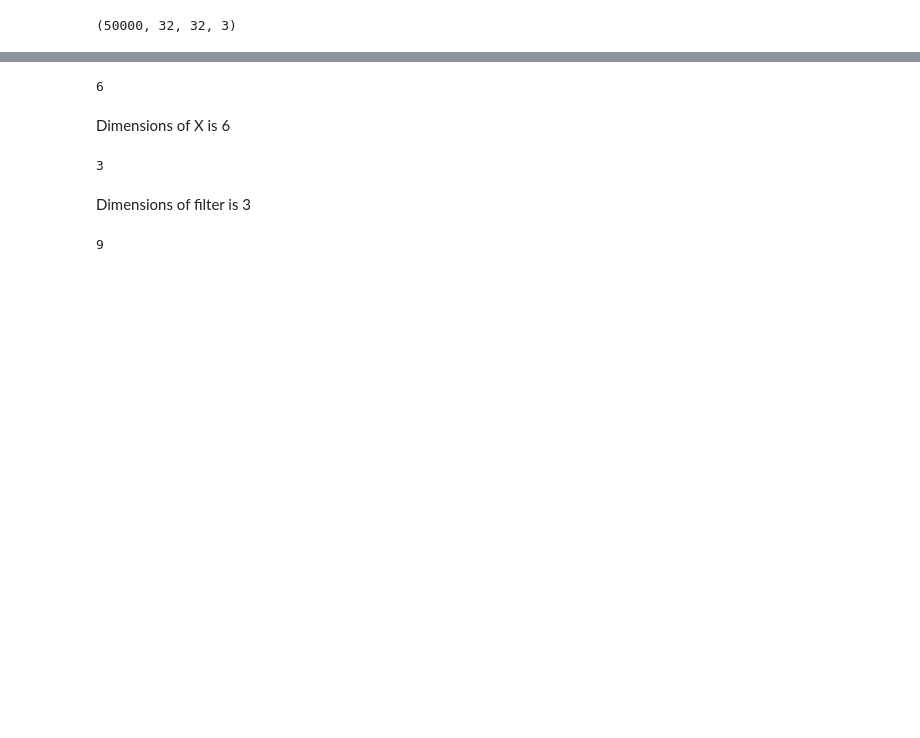
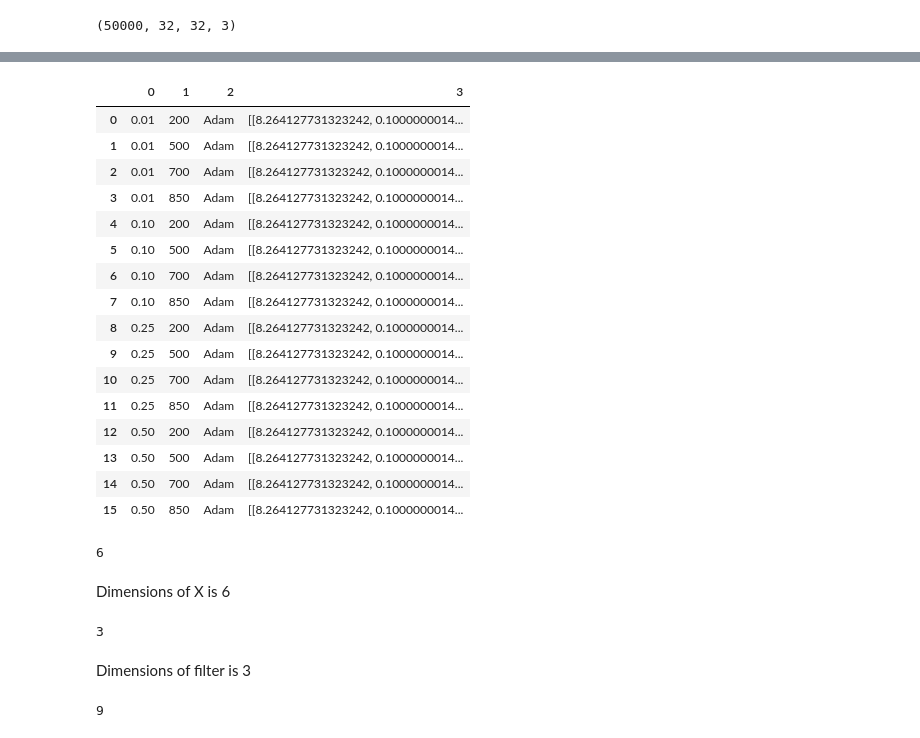
Before and after one commit to dTony33/Machine-Learning, a Jupyter notebook: Assignment3.ipynb, the cells around one changed output, grey strips where cells are left out. Drawn from its saved outputs; the diff is of its cells as text; code cells hidden in the pictures; blank space fills up the shorter version.

```diff
--- a/Assignment3.ipynb
+++ b/Assignment3.ipynb
@@ -377,7 +579,7 @@ for i in [0.01,0.1,0.25,0.5]:
     feed_forward.compile(optimizer=keras.optimizers.Adam(learning_rate=i), loss='sparse_categorical_crossentropy', metrics=['accuracy'])
     feed_forward.fit(x_train_gray, y_train, epochs=25, batch_size=j, verbose=1)
     score_ffd = model.evaluate(x_test_gray,y_test)
-    scores_ffd.append(score)
-    params_ffd.append((i,j))
+    scores_ffd.append(score_ffd)
+    params_ffd.append((i,j,'Adam',scores_ffd))
 # %% [output]
 Epoch 1/25
@@ -385,3 +602,24 @@ KeyboardInterrupt: ignored
+# %%
+ffd_df = pandas.DataFrame(params_ffd)
+ffd_df
+# %% [output]
+|  | 0 | 1 | 2 | 3 |
+| 0 | 0.01 | 200 | Adam | [[8.264127731323242, 0.1000000014... |
+| 1 | 0.01 | 500 | Adam | [[8.264127731323242, 0.1000000014... |
+| 2 | 0.01 | 700 | Adam | [[8.264127731323242, 0.1000000014... |
+| 3 | 0.01 | 850 | Adam | [[8.264127731323242, 0.1000000014... |
+| 4 | 0.10 | 200 | Adam | [[8.264127731323242, 0.1000000014... |
+| 5 | 0.10 | 500 | Adam | [[8.264127731323242, 0.1000000014... |
+| 6 | 0.10 | 700 | Adam | [[8.264127731323242, 0.1000000014... |
+| 7 | 0.10 | 850 | Adam | [[8.264127731323242, 0.1000000014... |
+| 8 | 0.25 | 200 | Adam | [[8.264127731323242, 0.1000000014... |
+| 9 | 0.25 | 500 | Adam | [[8.264127731323242, 0.1000000014... |
+| 10 | 0.25 | 700 | Adam | [[8.264127731323242, 0.1000000014... |
+| 11 | 0.25 | 850 | Adam | [[8.264127731323242, 0.1000000014... |
+| 12 | 0.50 | 200 | Adam | [[8.264127731323242, 0.1000000014... |
+| 13 | 0.50 | 500 | Adam | [[8.264127731323242, 0.1000000014... |
+| 14 | 0.50 | 700 | Adam | [[8.264127731323242, 0.1000000014... |
+| 15 | 0.50 | 850 | Adam | [[8.264127731323242, 0.1000000014... |
 # %%
 X = np.array([[[7], [5], [0], [0], [3], [2]],
                    [[6], [4], [5], [1], [4], [8]],
```
Also changed, not shown: parts of 44 cells of this notebook.
